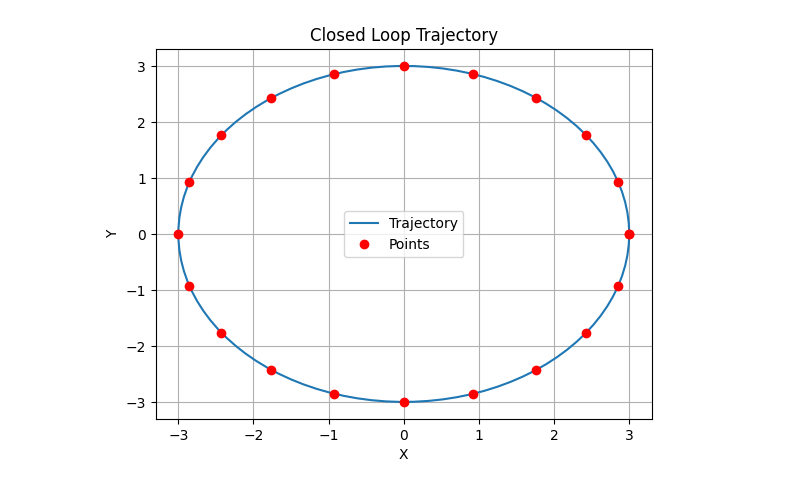
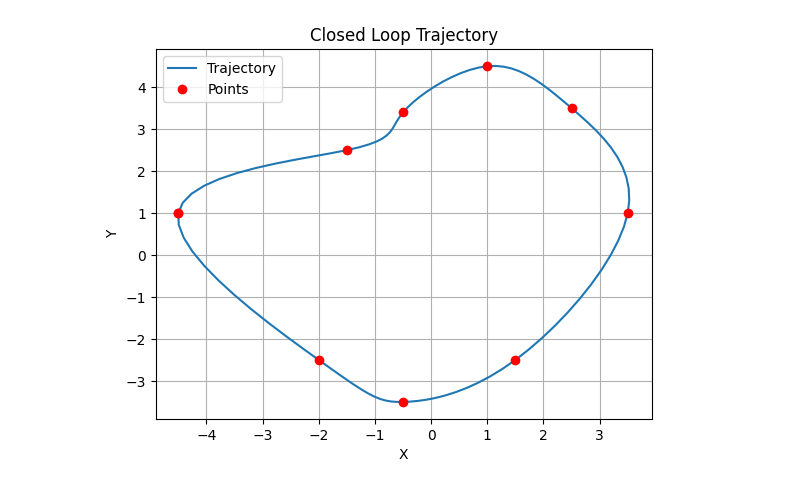
Before and after one commit to jprogrammer13/drp_course_2023, a Jupyter notebook: notebooks/trajectory_generator.ipynb, the cells around one changed output. Cells and saved outputs as stored; diff of their text form; code cells hidden in the pictures.

```diff
--- a/notebooks/trajectory_generator.ipynb
+++ b/notebooks/trajectory_generator.ipynb
@@ -81,24 +81,24 @@ def generate_circle_viapoints(radius, num_points):
     return viapoints
 # %%
 # Example usage:
-# viapoints = np.array([[-4.5,  1.],
-#                        [-2., -2.5],
-#                        [-0.5, -3.5],
-#                        [1.5, -2.5],
-#                        [3.5,  1.],
-#                        [2.5,  3.5],
-#                        [1.,  4.5],
-#                        [-0.5,  3.4],
-#                        [-1.5,  2.5]])
+viapoints = np.array([[-4.5,  1.],
+                       [-2., -2.5],
+                       [-0.5, -3.5],
+                       [1.5, -2.5],
+                       [3.5,  1.],
+                       [2.5,  3.5],
+                       [1.,  4.5],
+                       [-0.5,  3.4],
+                       [-1.5,  2.5]])
 
-viapoints = generate_circle_viapoints(3, 20)
+# viapoints = generate_circle_viapoints(3, 20)
 
 
 t_tot = 10
 trajectory = LoopTrajectory(viapoints, t_tot)
 trajectory.plot_trajectory()
 # %% [output]
-[figure, old version]
+[figure, new version]
 # %%
 viapoints
 # %% [output]
```
Also changed, not shown: 11 other files.
